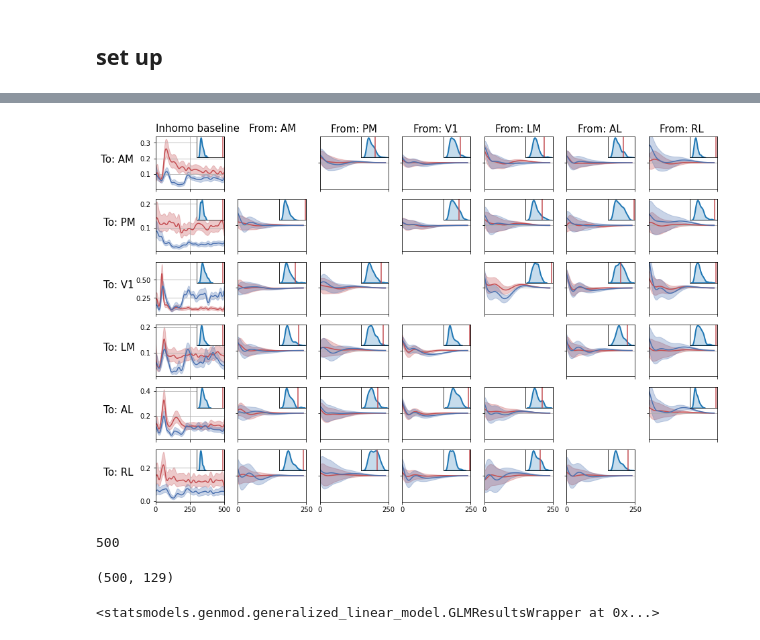
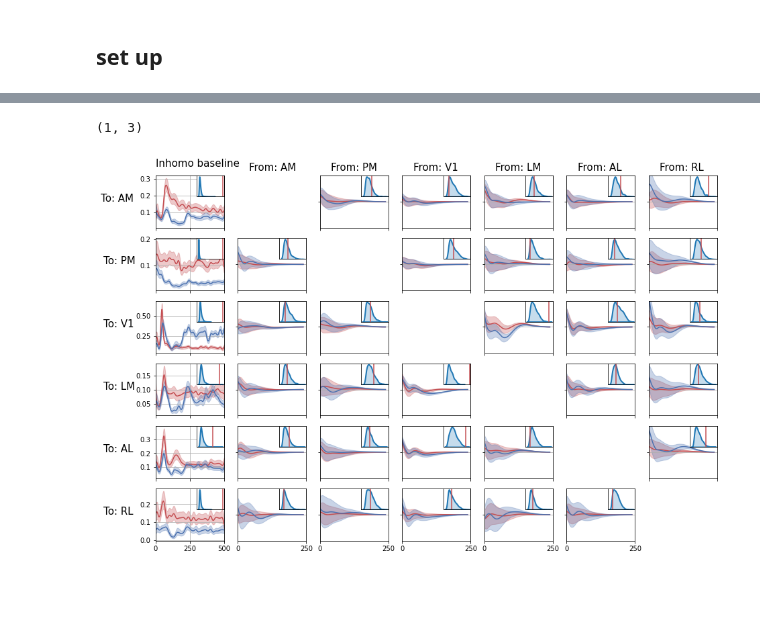
Before and after one commit to Qi-Xin/MultiNeuronGLM, a Jupyter notebook: Justify trial type; six area GLM; excursion test.ipynb, the cells around one changed output, grey strips where cells are left out. Drawn from its saved outputs; the diff is of its cells as text; code cells hidden in the pictures; blank space fills up the shorter version.

Commit message:
finish 1000 null

```diff
--- a/Justify trial type; six area GLM; excursion test.ipynb
+++ b/Justify trial type; six area GLM; excursion test.ipynb
@@ -302,5 +281,5 @@ def get_ROI(function1, function2):
 # %%
-num_basis_baseline = 5
+num_basis_baseline = 30
 
 probe_list = V1.selected_probes
 running_filter = {}
@@ -352,13 +331,13 @@ for i, target_probe in enumerate(probe_list):
     filter_index = i,-1
     function1 = np.exp( running_filter[filter_index][0] )
     function2 = np.exp( stationary_filter[filter_index][0] )
-    ROI[filter_index] = get_ROI(function1, function2)
-    statistics[filter_index] = get_excursion_test(function1, function2, ROI[filter_index])
+    ROI[filter_index] = GLM.get_ROI(function1, function2)
+    statistics[filter_index] = GLM.get_excursion_test(function1, function2, ROI[filter_index])
     for j, input_probe in enumerate(probe_list):
         if i==j:
             continue
         filter_index = i,j
         function1 = running_filter[filter_index][0]
         function2 = stationary_filter[filter_index][0]
-        ROI[filter_index] = get_ROI(function1, function2)
-        statistics[filter_index] = get_excursion_test(function1, function2, ROI[filter_index])
+        ROI[filter_index] = GLM.get_ROI(function1, function2)
+        statistics[filter_index] = GLM.get_excursion_test(function1, function2, ROI[filter_index])
@@ -383,6 +344,6 @@ after fit
 # %%
 # Non multiprocessing verison of null distribution
-n_null = 100
+n_null = 10
 
 import copy
 fake_running_trial_index = copy.deepcopy(V1.running_trial_index)
@@ -454,5 +415,5 @@ for i_null in tqdm(range(n_null)):
             statistics_null[filter_index].append( get_excursion_test(function1, function2, ROI[filter_index]) )
 # %%
 from GLM import get_statistics_null_mp
-get_statistics_null_mp(1, V1, membership, condition_ids, probe_list, 30)
+statistics_null = get_statistics_null_mp(1000, V1, membership, condition_ids, probe_list, 30)
 # %% [output]
@@ -548,22 +422,0 @@ p.kill()
-# %%
-# from GLM import get_statistics_null
-import multiprocessing
-import os
-# PROCESSES = os.cpu_count()-20
-PROCESSES = 10
-
-def foo_pool():
-    time.sleep(0.1)
-    aaa = V1.ntrial
-    return V1.ntrial
-
-with multiprocessing.Pool(processes = PROCESSES) as pool:
-
-    results = [pool.apply_async(foo_pool) for i_null in [0,1,2,3]]
-    pool.close()
-
-    statistics_null = results[0].get()
-    print("done!")
-    for result in tqdm(results[1:]):
-        statistics_null_new = result.get()
-        statistics_null += statistics_null_new
@@ -610,3 +423,8 @@ All done!
+# %%
+aaa = np.ones((3,3))
+aaa[1:2,:].shape
+# %% [output]
+(1, 3)
 # %%
 name_list = ['AM', 'PM', 'V1', 'LM', 'AL', 'RL']
 fontsize=15
@@ -644,43 +462,32 @@ for i in range(len(probe_list)):
             plt.ylim([-0.17, 0.17])
             plt.yticks(color='w')
             plt.xticks([0, 250])
             plt.xlim([0, 250])
             if i==0:
                 plt.text(40, 0.2, f'From: {name_list[j]}', fontsize=fontsize)
 
         if j==0:
             plt.text(-490, 0, f'To: {name_list[i]}', fontsize=fontsize)
         if i != 5:
             plt.xticks(color='w')
         plt.grid()
 
         ins = ax.inset_axes([0.6,0.6,0.4,0.4])
         sns.kdeplot(statistics_null[filter_index], linewidth=2, ax=ins, fill=True)
         ins.axvline(statistics[filter_index], linewidth=1.5, color='r')
         ins.set_xticks([])
         ins.set_yticks([])
         ins.set_ylabel('')
+        if
 
         if i==0 and j==2:
             plt.subplot(6, 7, i*7+j+1+1, frameon=True)
             plt.text(-1100, 0, f'To: AM', fontsize=fontsize)
         if i==1 and j==0:
             plt.subplot(6, 7, i*7+j+1+1, frameon=True)
             plt.text(40, 0.61, f'From: AM', fontsize=fontsize)
         if i==0 and j==-1:
             plt.subplot(6, 7, i*7+j+1+1, frameon=True)
             plt.text(0, 0.37, f'Inhomo baseline', fontsize=fontsize)
 # %% [output]
-[figure, old version]
+[figure, new version]
-# %%
-V1.nt
-# %% [output]
-500
-# %%
-model.output.shape
-# %% [output]
-(500, 129)
-# %%
-model.results
-# %% [output]
-<statsmodels.genmod.generalized_linear_model.GLMResultsWrapper at 0x...>
```
Also changed, not shown: parts of 8 cells of this notebook, 1 other file.
